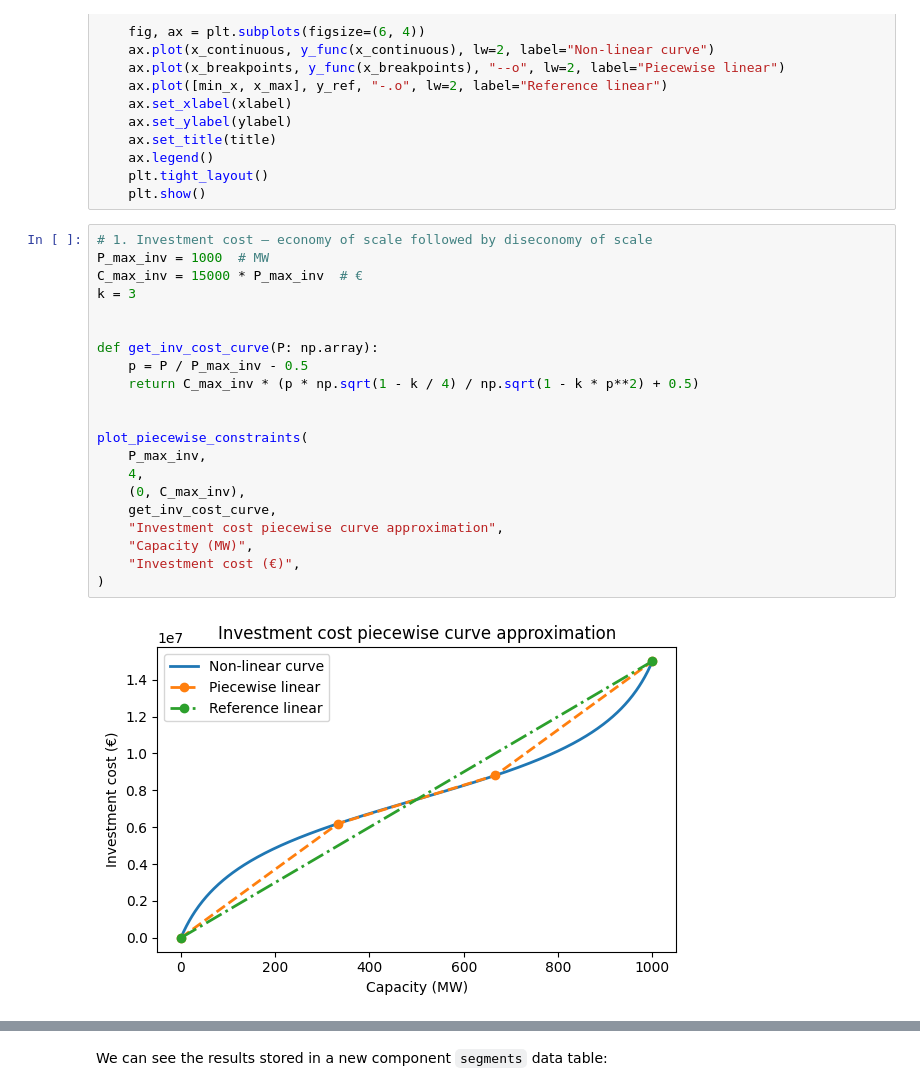
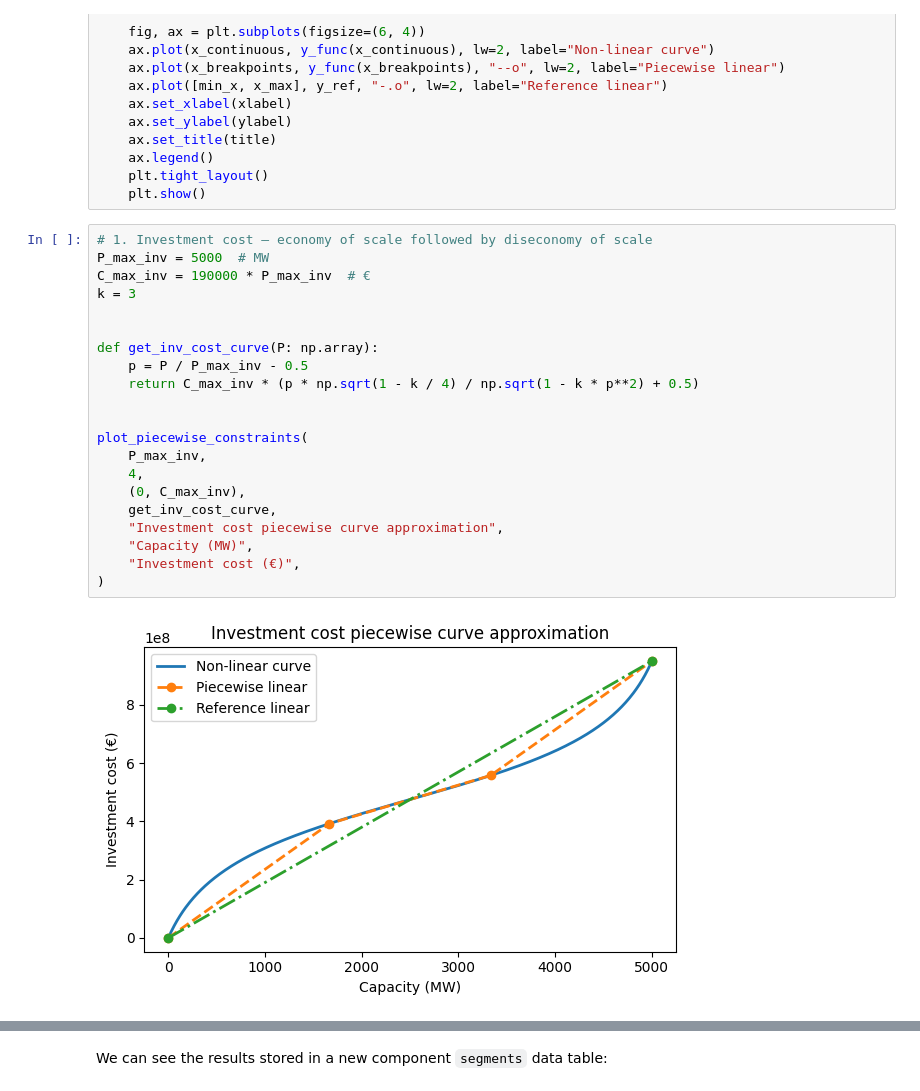
Before and after one commit to PyPSA/PyPSA, a Jupyter notebook: docs/examples/piecewise-constraints.ipynb, the cells around one changed output, grey strips where cells are left out. Cells and saved outputs as stored; diff of their text form.

```diff
--- a/docs/examples/piecewise-constraints.ipynb
+++ b/docs/examples/piecewise-constraints.ipynb
@@ -145,24 +148,24 @@ def plot_piecewise_constraints(
     plt.show()
 # %%
 # 1. Investment cost – economy of scale followed by diseconomy of scale
-P_max_inv = 1000  # MW
-C_max_inv = 15000 * P_max_inv  # €
+P_max_inv = 5000  # MW
+C_max_inv = 190000 * P_max_inv  # €
 k = 3
 
 
 def get_inv_cost_curve(P: np.array):
     p = P / P_max_inv - 0.5
     return C_max_inv * (p * np.sqrt(1 - k / 4) / np.sqrt(1 - k * p**2) + 0.5)
 
 
 plot_piecewise_constraints(
     P_max_inv,
     4,
     (0, C_max_inv),
     get_inv_cost_curve,
     "Investment cost piecewise curve approximation",
     "Capacity (MW)",
     "Investment cost (€)",
 )
 # %% [output]
-[figure, old version]
+[figure, new version]
```
Also changed, not shown: parts of 23 cells of this notebook, 7 other files.
